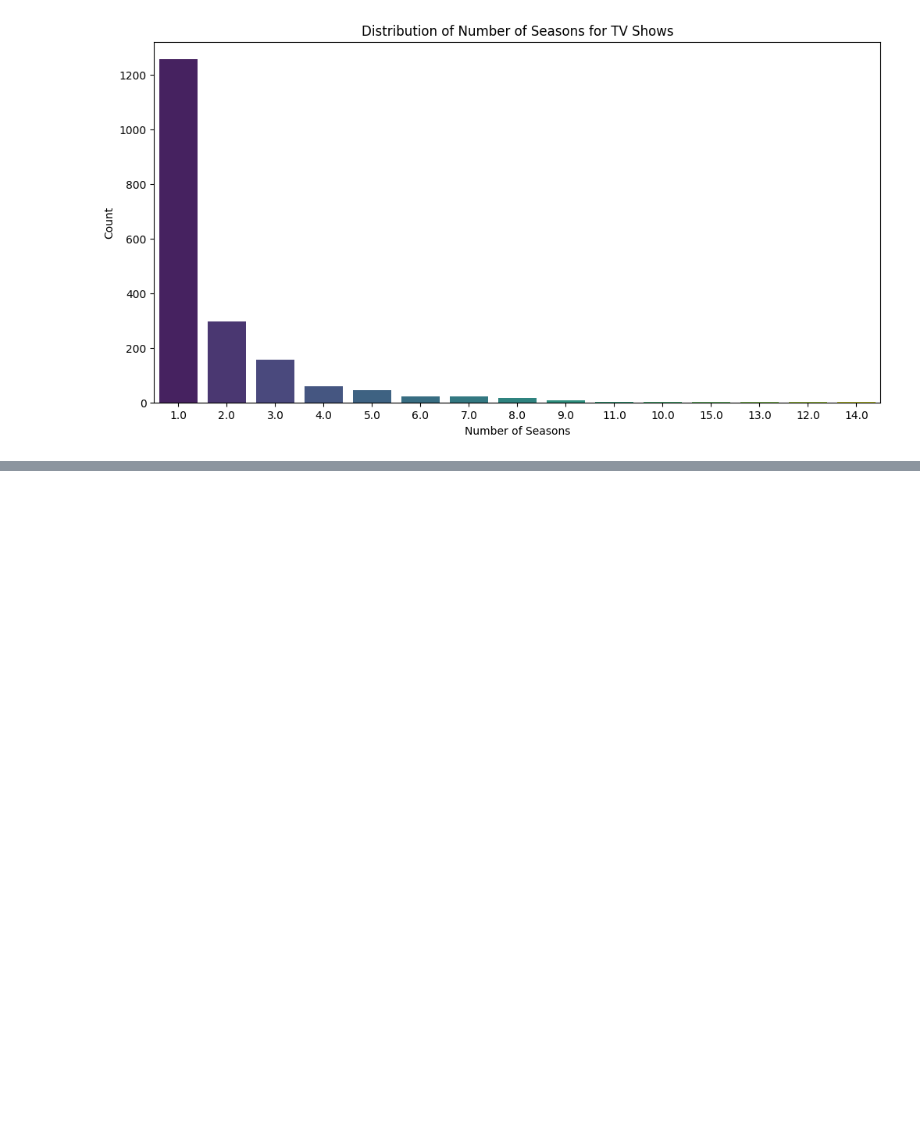
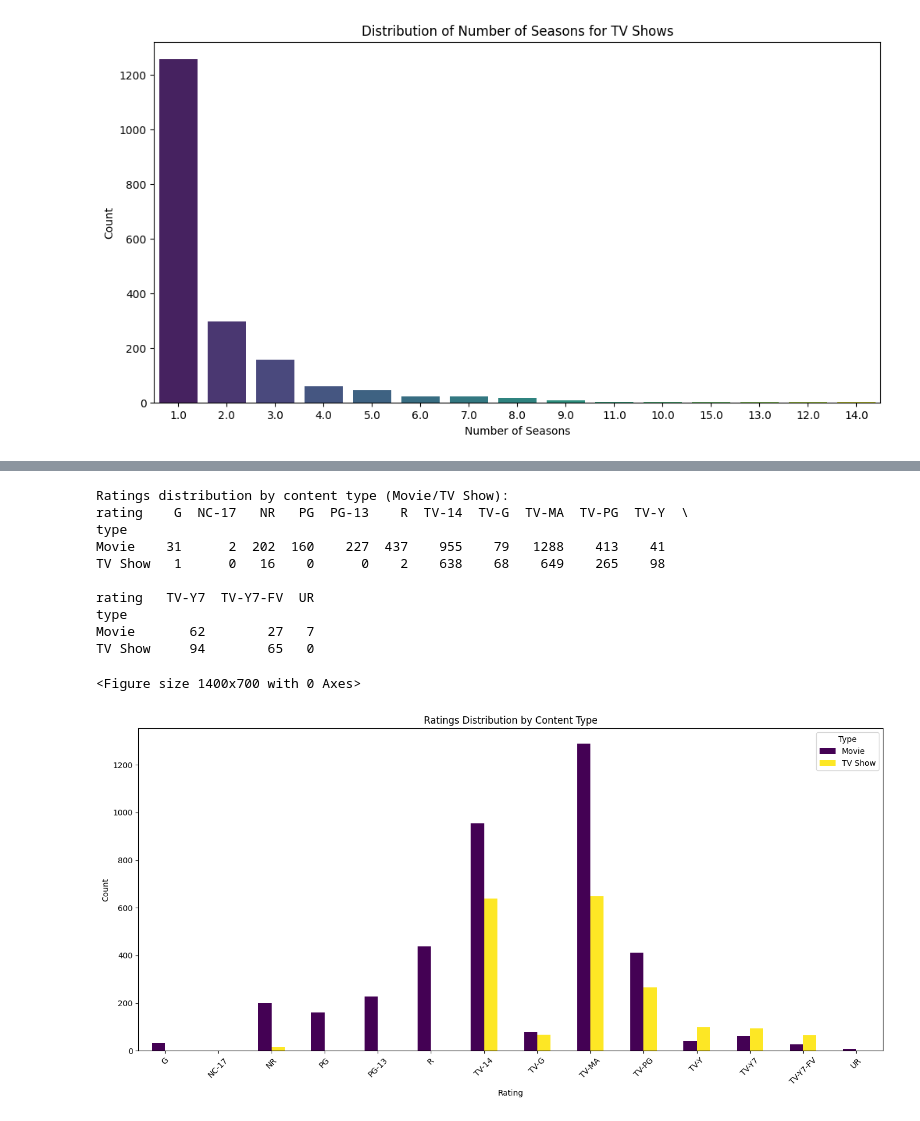
Before and after one commit to prabhumkpeak/AI_MI, a Jupyter notebook: .venv-1/EDA_Netflix.ipynb, the cells around one changed output, grey strips where cells are left out. Cells and saved outputs as stored; diff of their text form; code cells hidden in the pictures; blank space fills up the shorter version.

```diff
--- a/.venv-1/EDA_Netflix.ipynb
+++ b/.venv-1/EDA_Netflix.ipynb
@@ -470,0 +549,28 @@ Top 5 longest movies on Netflix:
+# %%
+# Are certain ratings more common in TV Shows or Movies?
+rating_type_counts = netflix.groupby(['type', 'rating']).size().unstack(fill_value=0)
+print("Ratings distribution by content type (Movie/TV Show):")
+print(rating_type_counts)
+
+plt.figure(figsize=(14, 7))
+rating_type_counts.T.plot(kind='bar', stacked=False, colormap='viridis', figsize=(14,7))
+plt.title('Ratings Distribution by Content Type')
+plt.xlabel('Rating')
+plt.ylabel('Count')
+plt.xticks(rotation=45)
+plt.legend(title='Type')
+plt.tight_layout()
+plt.show()
+# %% [output]
+Ratings distribution by content type (Movie/TV Show):
+rating    G  NC-17   NR   PG  PG-13    R  TV-14  TV-G  TV-MA  TV-PG  TV-Y  \
+type
+Movie    31      2  202  160    227  437    955    79   1288    413    41
+TV Show   1      0   16    0      0    2    638    68    649    265    98
+
+rating   TV-Y7  TV-Y7-FV  UR
+type
+Movie       62        27   7
+TV Show     94        65   0
+<Figure size 1400x700 with 0 Axes>
+[figure, added]
```
Also changed, not shown: parts of 12 cells of this notebook.
